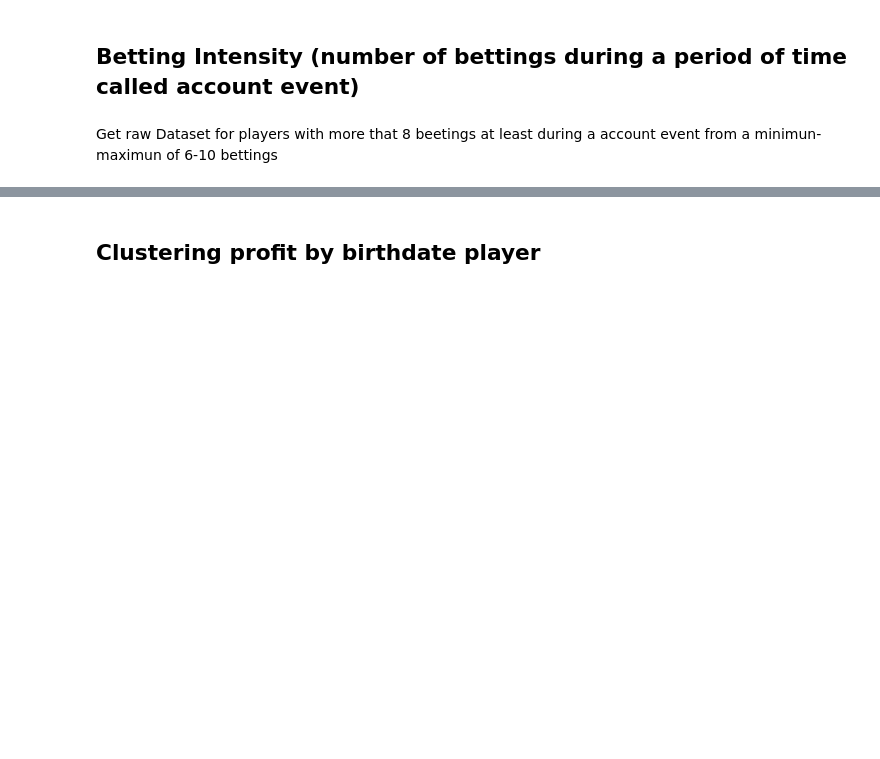
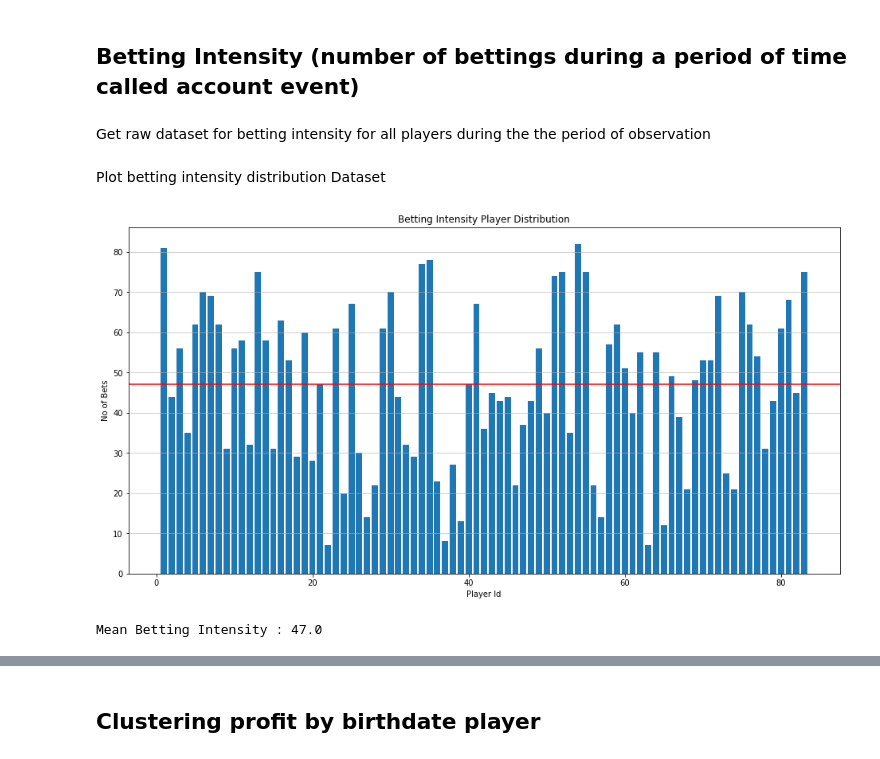
Before and after one commit to masalinas/training-vertica-python, a Jupyter notebook: notebooks/sgij_EDA_mysql.ipynb, the cells around one changed output, grey strips where cells are left out. Drawn from its saved outputs; the diff is of its cells as text; code cells hidden in the pictures; blank space fills up the shorter version.

```diff
--- a/notebooks/sgij_EDA_mysql.ipynb
+++ b/notebooks/sgij_EDA_mysql.ipynb
@@ -71,4 +130,40 @@ plt.show()
 # %% [markdown]
 ## Betting Intensity (number of bettings during a period of time called account event)
-# %% [markdown]
-Get raw Dataset for players with more that 8 beetings at least during a account event from a minimun-maximun of 6-10 bettings
+# %% [markdown]
+Get raw dataset for betting intensity for all players during the the period of observation
+# %%
+cursor = cnx.cursor()
+
+query = ("SELECT @rownum:=@rownum+1 AS row_num, SUM(bettings) as total"
+         " FROM (SELECT @rownum:=0) r, player pl, account ac"
+         " WHERE pl.operator_id = ac.operator_id"
+         " AND pl.player_id = ac.player_id"
+         " AND YEAR(pl.activation_date) = %s"
+         " GROUP BY pl.operator_id, pl.player_id;") %YEAR
+
+cursor.execute(query)
+
+# return a list of tuples
+result_betting_intensity = list(cursor.fetchall())
+# %% [markdown]
+Plot betting intensity distribution Dataset
+# %%
+data = np.array(result_betting_intensity) # numpy convert to string all values
+labels = data[:, 0]
+values = data[:, 1].astype(int)
+
+mean = round(values.mean())
+
+plt.figure(figsize=(16, 8))
+plt.bar(labels, values)
+plt.title('Betting Intensity Player Distribution')
+plt.xlabel('Player Id')
+plt.ylabel('No of Bets')
+plt.axhline(y=mean, color='r', linestyle='-')
+plt.grid(axis='y', alpha=0.75)
+plt.show()
+
+print('Mean Betting Intensity : ' + str(mean))
+# %% [output]
+[figure, added]
+Mean Betting Intensity : 47.0
```
Also changed, not shown: parts of 16 cells of this notebook, 8 other files.
